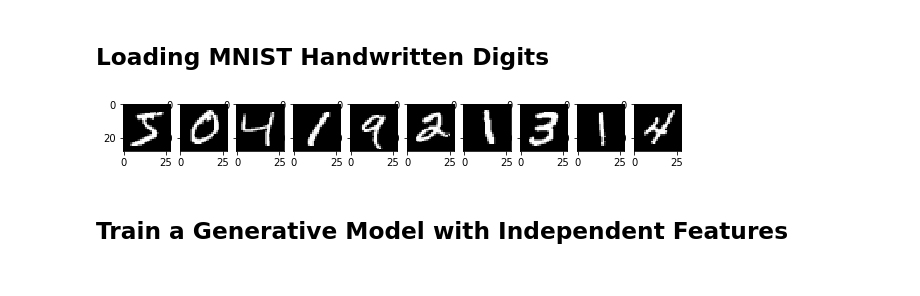
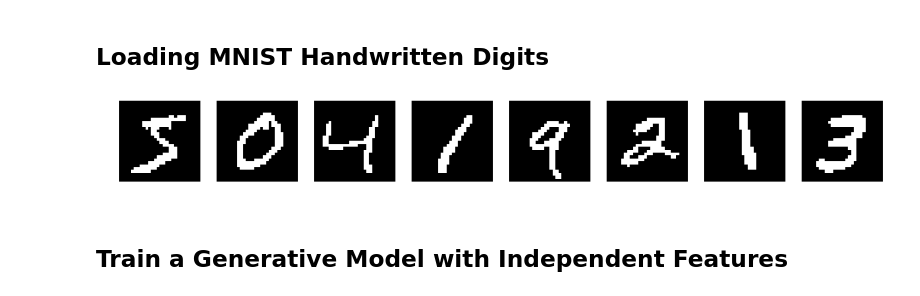
Before and after one commit to abidlabs/Deep-Generative-Models-Tutorial, a Jupyter notebook: 2. The Simplest Generative Models (Independent Features).ipynb, the cells around one changed output. Saved outputs shown, nothing was run; the diff lists cells and outputs as text; code cells hidden in the pictures.

```diff
--- a/2. The Simplest Generative Models (Independent Features).ipynb
+++ b/2. The Simplest Generative Models (Independent Features).ipynb
@@ -13,13 +27,16 @@ import matplotlib.pyplot as plt
 # %% [markdown]
 ## Loading MNIST Handwritten Digits
 # %%
-(x_train, y_train), (x_test, y_test) = tf.keras.datasets.mnist.load_data()
-n_show = 10
+(x_train, y_train), _ = tf.keras.datasets.mnist.load_data()
+x_train = np.rint(x_train.astype(float)/255)  # Binarize the images.
+n_show = 8
 
-_, ax = plt.subplots(1,n_show, figsize=[n_show, 1])
+# Show some examples.
+_, ax = plt.subplots(1, 8, figsize=[16, 2])
 for i in range(n_show):
     ax[i].imshow(x_train[i], cmap='gray')
+    ax[i].set_axis_off()
 # %% [output]
-[figure, old version]
+[figure, new version]
 # %% [markdown]
 ## Train a Generative Model with Independent Features
```
Also changed, not shown: parts of 23 cells of this notebook, 1 other file.
